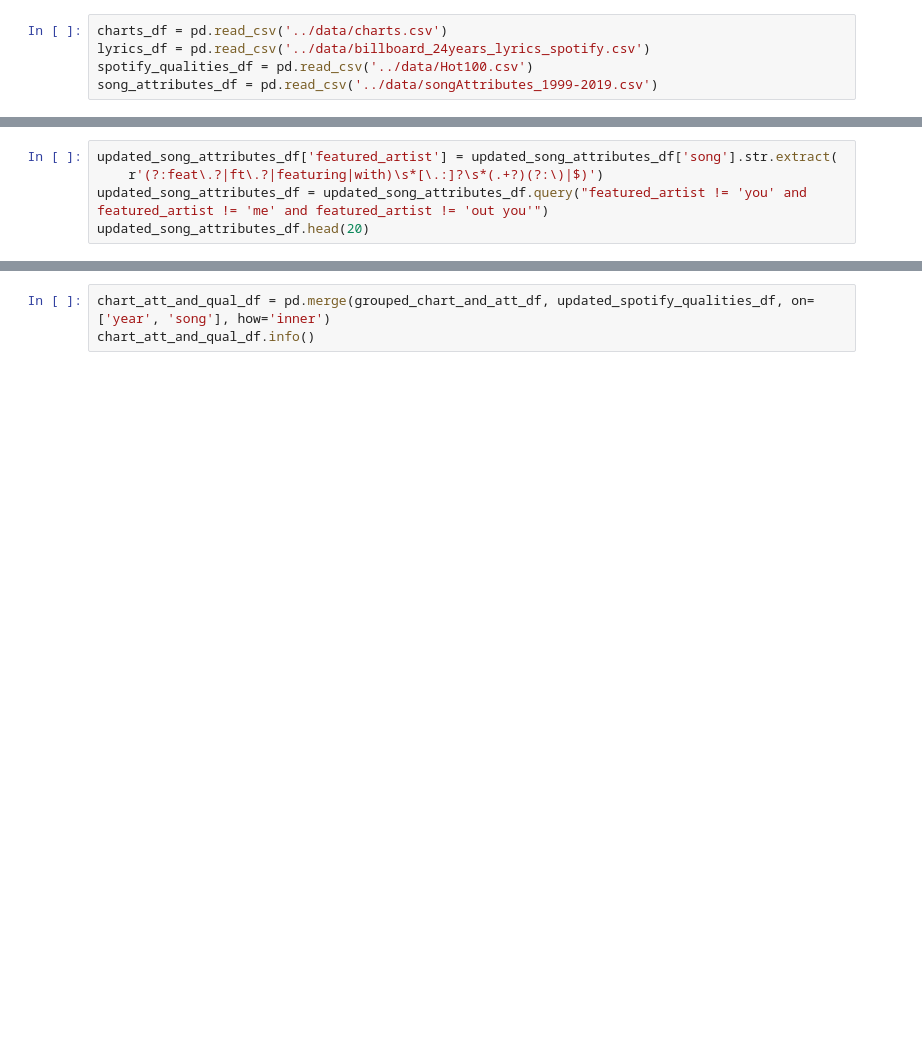
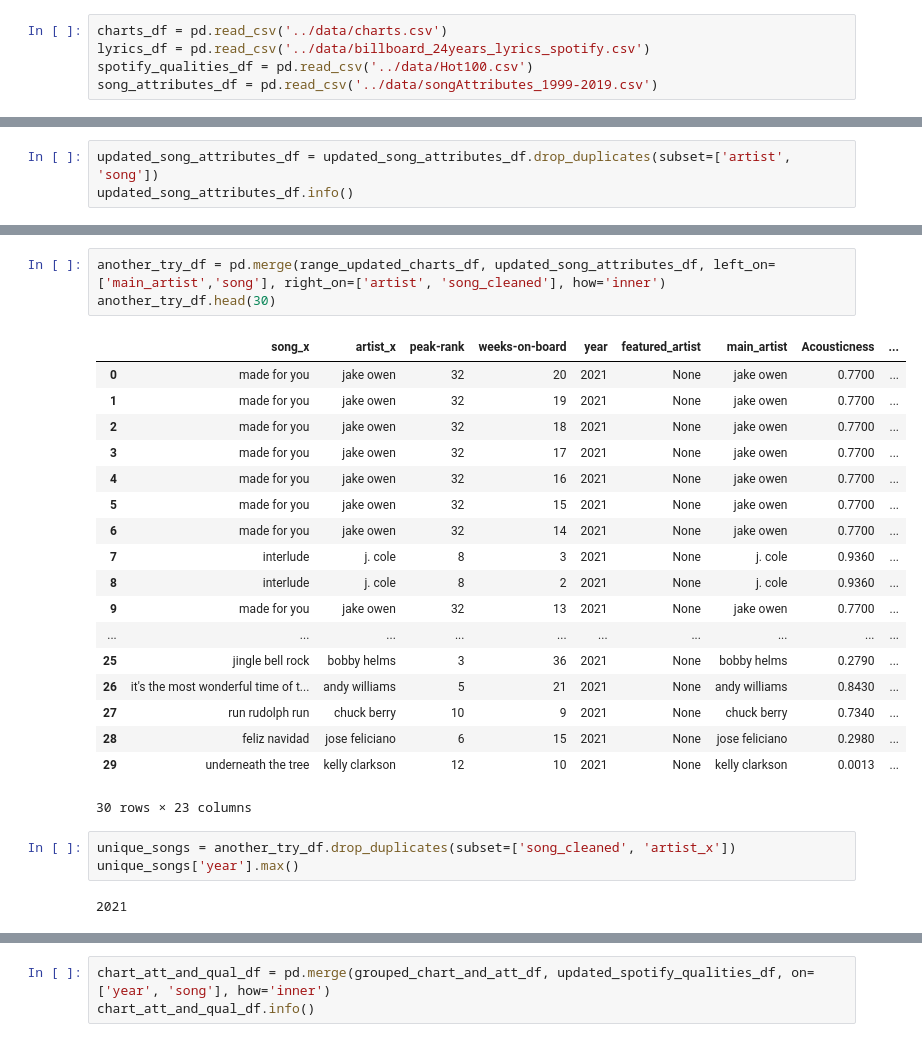
Before and after one commit to bergen-christensen/Capstone, a Jupyter notebook: notebooks/capstone_bergen.ipynb, the cells around one changed output, grey strips where cells are left out. Drawn from its saved outputs; the diff is of its cells as text; blank space fills up the shorter version.

```diff
--- a/notebooks/capstone_bergen.ipynb
+++ b/notebooks/capstone_bergen.ipynb
@@ -59,0 +45,3 @@ memory usage: 77.6+ KB
+# %%
+updated_song_attributes_df = updated_song_attributes_df.drop_duplicates(subset=['artist', 'song'])
+updated_song_attributes_df.info()
@@ -170,5 +180,0 @@ filtered_artist_df.head(30)
-# %%
-updated_song_attributes_df['featured_artist'] = updated_song_attributes_df['song'].str.extract(
-    r'(?:feat\.?|ft\.?|featuring|with)\s*[\.:]?\s*(.+?)(?:\)|$)')
-updated_song_attributes_df = updated_song_attributes_df.query("featured_artist != 'you' and featured_artist != 'me' and featured_artist != 'out you'")
-updated_song_attributes_df.head(20)
@@ -192,0 +188,27 @@ updated_song_attributes_df.head(20)
+# %%
+another_try_df = pd.merge(range_updated_charts_df, updated_song_attributes_df, left_on=['main_artist','song'], right_on=['artist', 'song_cleaned'], how='inner')
+another_try_df.head(30)
+# %% [output]
+|  | song_x | artist_x | peak-rank | weeks-on-board | year | featured_artist | main_artist | Acousticness | ... |
+| 0 | made for you | jake owen | 32 | 20 | 2021 | None | jake owen | 0.7700 | ... |
+| 1 | made for you | jake owen | 32 | 19 | 2021 | None | jake owen | 0.7700 | ... |
+| 2 | made for you | jake owen | 32 | 18 | 2021 | None | jake owen | 0.7700 | ... |
+| 3 | made for you | jake owen | 32 | 17 | 2021 | None | jake owen | 0.7700 | ... |
+| 4 | made for you | jake owen | 32 | 16 | 2021 | None | jake owen | 0.7700 | ... |
+| 5 | made for you | jake owen | 32 | 15 | 2021 | None | jake owen | 0.7700 | ... |
+| 6 | made for you | jake owen | 32 | 14 | 2021 | None | jake owen | 0.7700 | ... |
+| 7 | interlude | j. cole | 8 | 3 | 2021 | None | j. cole | 0.9360 | ... |
+| 8 | interlude | j. cole | 8 | 2 | 2021 | None | j. cole | 0.9360 | ... |
+| 9 | made for you | jake owen | 32 | 13 | 2021 | None | jake owen | 0.7700 | ... |
+| ... | ... | ... | ... | ... | ... | ... | ... | ... | ... |
+| 25 | jingle bell rock | bobby helms | 3 | 36 | 2021 | None | bobby helms | 0.2790 | ... |
+| 26 | it's the most wonderful time of t... | andy williams | 5 | 21 | 2021 | None | andy williams | 0.8430 | ... |
+| 27 | run rudolph run | chuck berry | 10 | 9 | 2021 | None | chuck berry | 0.7340 | ... |
+| 28 | feliz navidad | jose feliciano | 6 | 15 | 2021 | None | jose feliciano | 0.2980 | ... |
+| 29 | underneath the tree | kelly clarkson | 12 | 10 | 2021 | None | kelly clarkson | 0.0013 | ... |
+30 rows × 23 columns
+# %%
+unique_songs = another_try_df.drop_duplicates(subset=['song_cleaned', 'artist_x'])
+unique_songs['year'].max()
+# %% [output]
+2021
```
Also changed, not shown: parts of 16 cells of this notebook.
